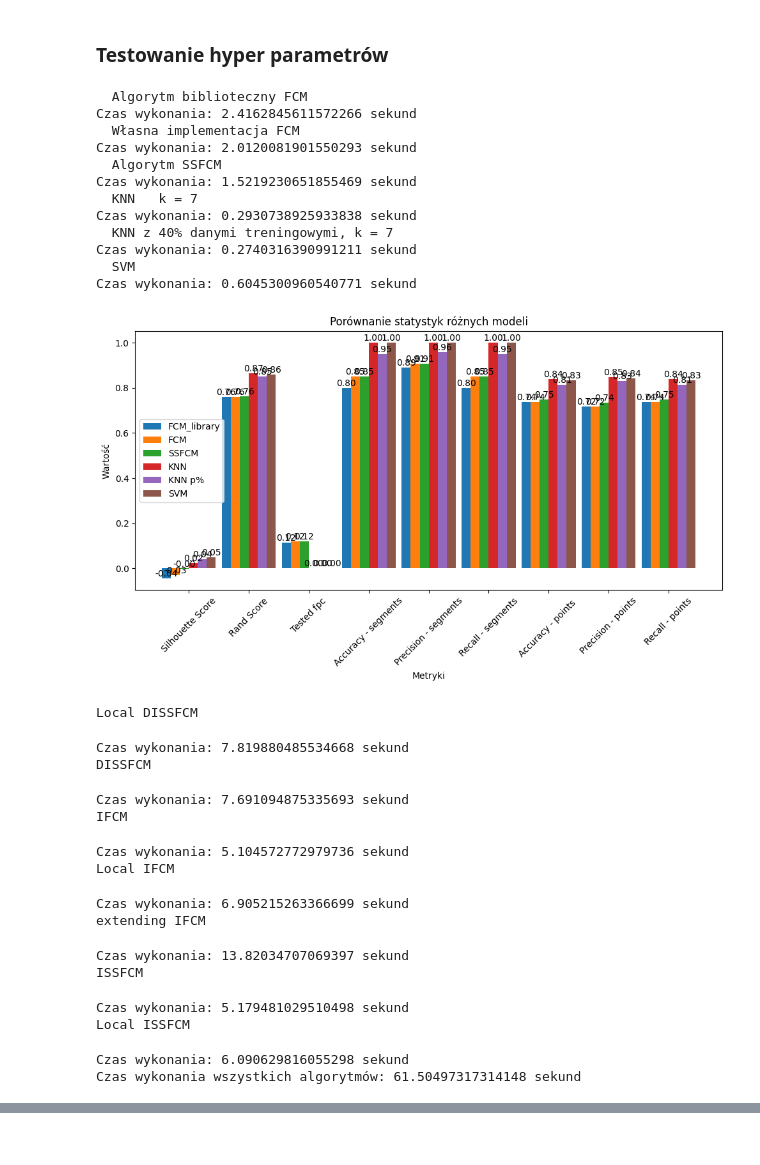
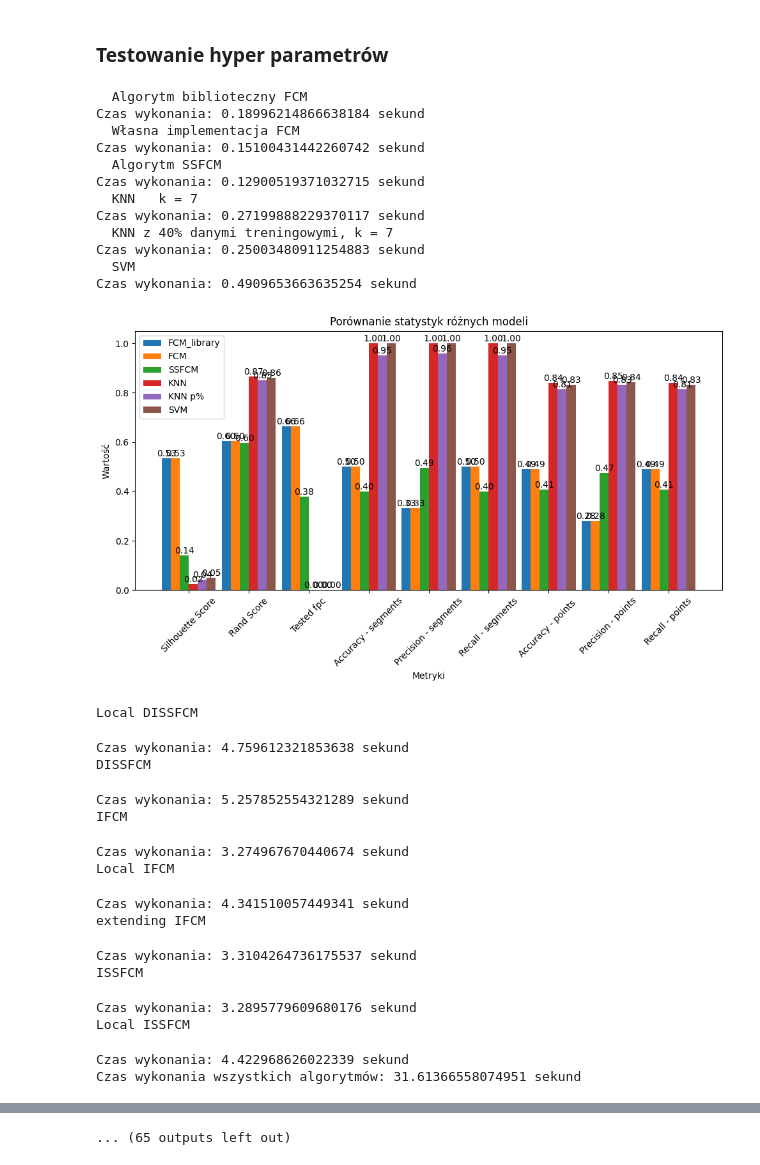
Before and after one commit to JakKepka/FuzzyClusteringAlgorithms, a Jupyter notebook: jupyter-notebooks/test_hyperparameter.ipynb, the cells around one changed output, grey strips where cells are left out. Cells and saved outputs as stored; diff of their text form; code cells hidden in the pictures.

Commit message:
add: comparing algortihms with diffrent n_clusters parameter

```diff
--- a/jupyter-notebooks/test_hyperparameter.ipynb
+++ b/jupyter-notebooks/test_hyperparameter.ipynb
@@ -7,20 +8,23 @@ from libraries.tests.test_dataset import test_dataset
 from libraries.plot_functions import plot_centroids_from_dict, plot_metrics_by_algorithm, plot_metrics_by_metrics, plot_metrics_by_dataset
 # %%
 output_list = []
+models_non_incrmental_list = []
 output_list_name = []
 # %% [markdown]
 ### Testowanie hyper parametrów
+# %%
+n_clusters_list = list(range(4, 17, 2))
 # %%
 chunk_length_train = 100
 chunk_length_test = 100
 elements_in_class_train = 0
 elements_in_class_test = 0
-n_clusters = 50
+n_clusters = 8
 n_classes = 4
 dim = 6
 m = 2
 g_error = 0.05
-injection = 1.0
+injection = 0.0
 dataset_name = 'BasicMotions'
 visualise_processed_data = False
 visualise_non_incremental_data = False
@@ -28,35 +32,38 @@ visualise_incremental_data = False
 print_statistics_incremental_data = False
 visualise_output_of_incremental_data = False
 # %%
-output = test_dataset(chunk_length_train = chunk_length_train, chunk_length_test = chunk_length_test, elements_in_class_train  = elements_in_class_train, n_clusters = n_clusters, n_classes = n_classes, dim = dim,  m = m, error = g_error, injection = injection, dataset_name = dataset_name, visualise_processed_data = visualise_processed_data, visualise_non_incremental_data = visualise_non_incremental_data, visualise_incremental_data = visualise_incremental_data, visualise_output_of_incremental_data = visualise_output_of_incremental_data,  print_statistics_incremental_data = print_statistics_incremental_data)
-output_list.append(output)
-output_list_name.append(dataset_name)
+for n_clusters in n_clusters_list:
+    output, models_non_incrmental = test_dataset(chunk_length_train = chunk_length_train, chunk_length_test = chunk_length_test, elements_in_class_train  = elements_in_class_train, n_clusters = n_clusters, n_classes = n_classes, dim = dim,  m = m, error = g_error, injection = injection, dataset_name = dataset_name, visualise_processed_data = visualise_processed_data, visualise_non_incremental_data = visualise_non_incremental_data, visualise_incremental_data = visualise_incremental_data, visualise_output_of_incremental_data = visualise_output_of_incremental_data,  print_statistics_incremental_data = print_statistics_incremental_data)
+    output_list.append(output)
+    models_non_incrmental_list.append(models_non_incrmental)
+    output_list_name.append(dataset_name + f' n_clusters={n_clusters}')
+    plot_metrics_by_dataset([output], [dataset_name])
 # %% [output]
   Algorytm biblioteczny FCM
-Czas wykonania: 2.4162845611572266 sekund
+Czas wykonania: 0.18996214866638184 sekund
   Własna implementacja FCM
-Czas wykonania: 2.0120081901550293 sekund
+Czas wykonania: 0.15100431442260742 sekund
   Algorytm SSFCM
-Czas wykonania: 1.5219230651855469 sekund
+Czas wykonania: 0.12900519371032715 sekund
   KNN   k = 7
-Czas wykonania: 0.2930738925933838 sekund
+Czas wykonania: 0.27199888229370117 sekund
   KNN z 40% danymi treningowymi, k = 7
-Czas wykonania: 0.2740316390991211 sekund
+Czas wykonania: 0.25003480911254883 sekund
   SVM
-Czas wykonania: 0.6045300960540771 sekund
+Czas wykonania: 0.4909653663635254 sekund
-[figure, old version]
+[figure, new version]
 Local DISSFCM
-Czas wykonania: 7.819880485534668 sekund
+Czas wykonania: 4.759612321853638 sekund
 DISSFCM
-Czas wykonania: 7.691094875335693 sekund
+Czas wykonania: 5.257852554321289 sekund
 IFCM
-Czas wykonania: 5.104572772979736 sekund
+Czas wykonania: 3.274967670440674 sekund
 Local IFCM
-Czas wykonania: 6.905215263366699 sekund
+Czas wykonania: 4.341510057449341 sekund
 extending IFCM
-Czas wykonania: 13.82034707069397 sekund
+Czas wykonania: 3.3104264736175537 sekund
 ISSFCM
-Czas wykonania: 5.179481029510498 sekund
+Czas wykonania: 3.2895779609680176 sekund
 Local ISSFCM
-Czas wykonania: 6.090629816055298 sekund
-Czas wykonania wszystkich algorytmów: 61.50497317314148 sekund
+Czas wykonania: 4.422968626022339 sekund
+Czas wykonania wszystkich algorytmów: 31.61366558074951 sekund
@@ -62,0 +83 @@ Czas wykonania wszystkich algorytmów: 61.50497317314148 sekund
+... (65 outputs left out)
```
Also changed, not shown: parts of 11 cells of this notebook, 4 other files.
